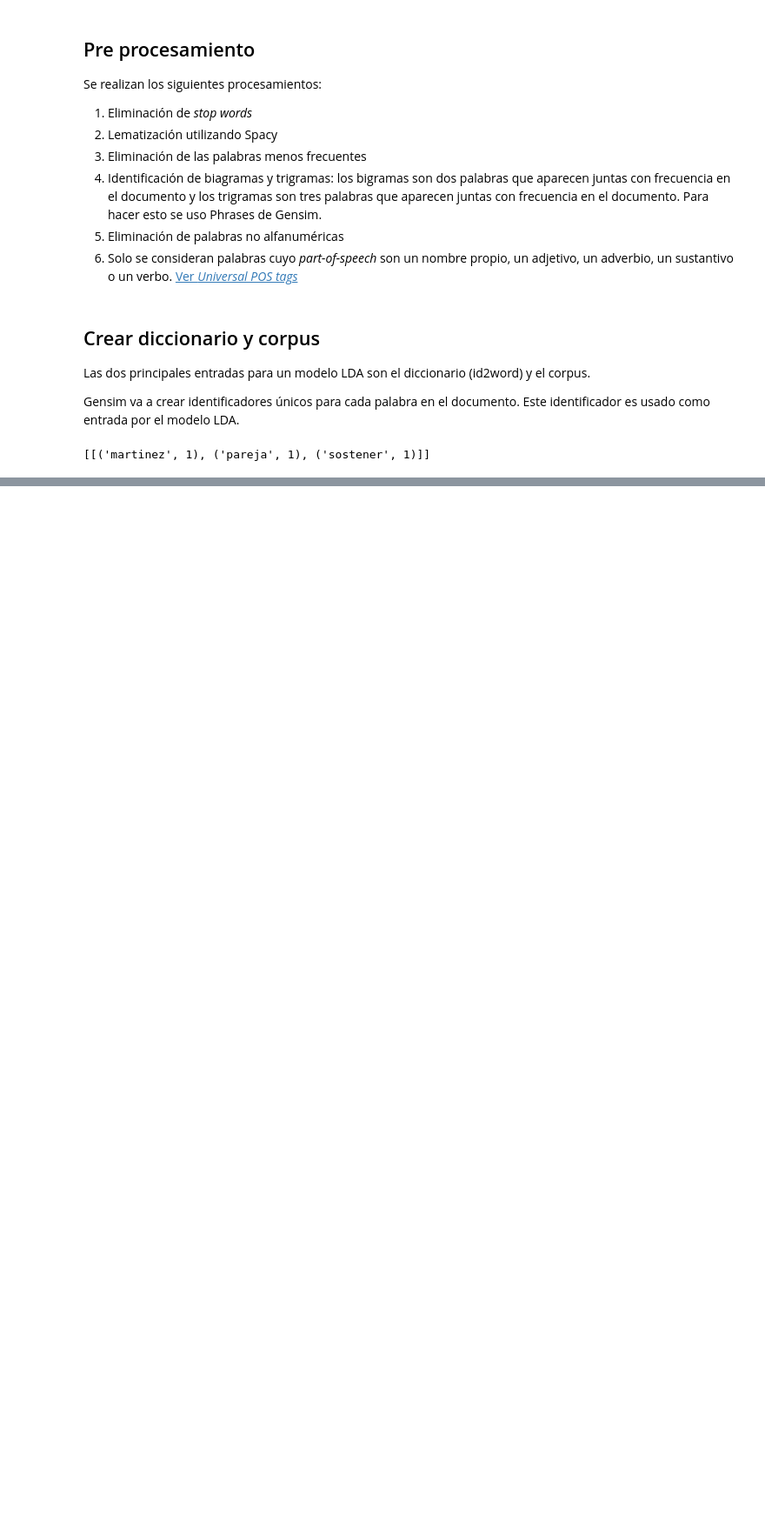
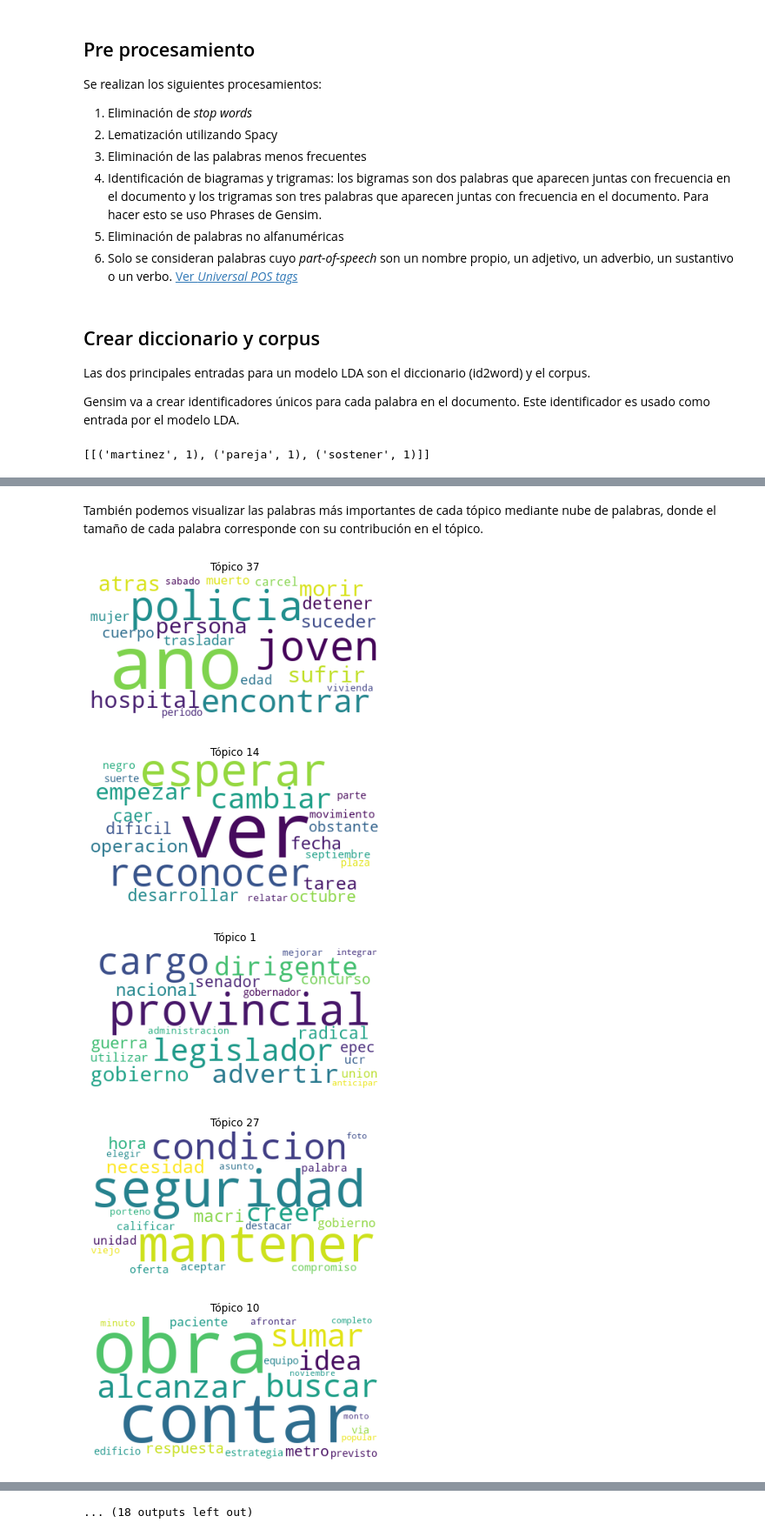
Before and after one commit to EvaVillarrealGuzman/clustering_npl, a Jupyter notebook: src/lda.ipynb, the cells around one changed output, grey strips where cells are left out. Shown at 87% size. Saved outputs shown, nothing was run; the diff lists cells and outputs as text; code cells hidden in the pictures; blank space fills up the shorter version.

```diff
--- a/src/lda.ipynb
+++ b/src/lda.ipynb
@@ -135,19 +254,9 @@ Entrenamos el modelo LDA. Además de pasar el corpus y diccionario, se define el
 # %%
-# Build LDA model
-lda_model = gensim.models.ldamodel.LdaModel(corpus=corpus,
-                                           id2word=id2word,
-                                           num_topics=NUM_TOPICS,
-                                           random_state=100,
-                                           update_every=1,
-                                           chunksize=100,
-                                           passes=10,
-                                           alpha='auto',
-                                           per_word_topics=True)
-
-filename = "trained/doc_lda_model_result.pickle"
-fileObj = open(filename, 'wb')
-pickle.dump(doc, fileObj)
-fileObj.close()
-
-#with open(filename, 'rb') as f:
-#    lda_model = pickle.load(f)
+lda_model_result = gensim.models.ldamodel.LdaModel(corpus=corpus,
+                                                  id2word=id2word,
+                                                  num_topics=42,
+                                                  random_state=100,
+                                                  chunksize=10000,
+                                                  passes=10,
+                                                  alpha=0.01,
+                                                  per_word_topics=True)
@@ -195,4 +286,4 @@ topic
 # %%
-for index, topic in lda_model.show_topics(num_topics=30, formatted=False, num_words= 30):
+for index, topic in lda_model_result.show_topics(num_topics=30, formatted=False, num_words= 30):
     print('Topic: {} \nWords: {}'.format(index, [w[0] for w in topic]))
 # %% [output]
@@ -215,0 +307,19 @@ Words: ['planta', 'educacion', 'reclamo', 'manana', 'iniciar', 'ministerio', 'ab
+# %% [markdown]
+También podemos visualizar las palabras más importantes de cada tópico mediante nube de palabras, donde el tamaño de cada palabra corresponde con su contribución en el tópico.
+# %%
+from wordcloud import WordCloud
+import matplotlib.pyplot as plt
+
+for index, topic in lda_model_result.show_topics(num_topics=30, formatted=False, num_words= 30):
+    plt.figure()
+    plt.imshow(WordCloud(background_color='white', prefer_horizontal=1.0)
+               .fit_words(dict(lda_model_result.show_topic(index, 20))))
+    plt.axis("off")
+    plt.title("Tópico " + str(index))
+    plt.show()
+# %% [output]
+[figure, added]
+[figure, added]
+[figure, added]
+[figure, added]
+[figure, added]
@@ -215,0 +333 @@ Words: ['planta', 'educacion', 'reclamo', 'manana', 'iniciar', 'ministerio', 'ab
+... (18 outputs left out)
```
Also changed, not shown: parts of 13 cells of this notebook.
